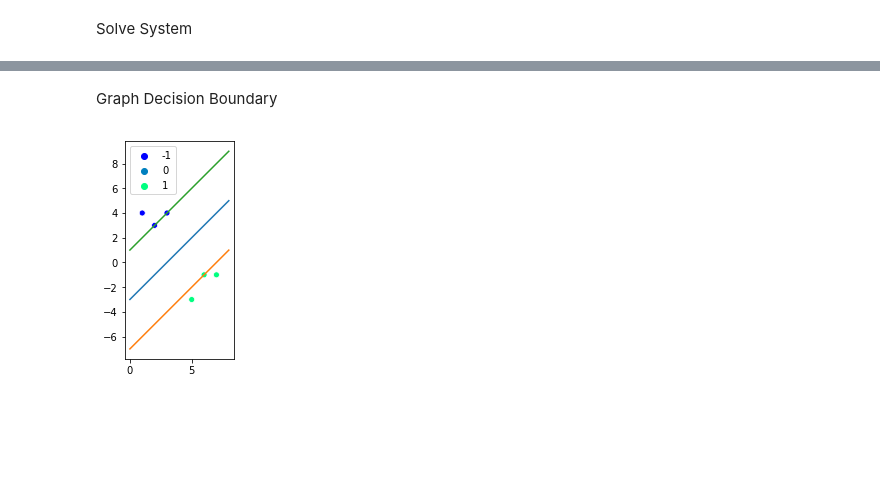
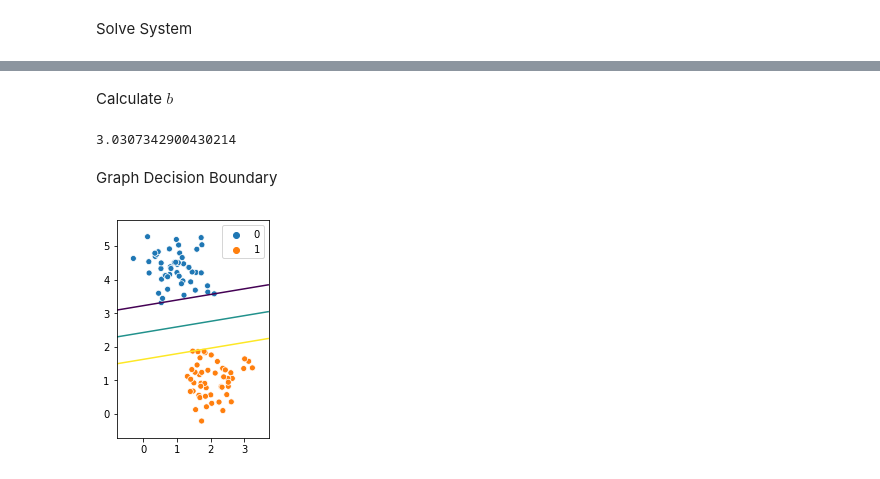
Before and after one commit to mbhaskar1/ML-Coursera, a Jupyter notebook: support_vector_machine.ipynb, the cells around one changed output, grey strips where cells are left out. Saved outputs shown, nothing was run; the diff lists cells and outputs as text; code cells hidden in the pictures; blank space fills up the shorter version.

```diff
--- a/support_vector_machine.ipynb
+++ b/support_vector_machine.ipynb
@@ -204,11 +69,0 @@ Calculate Weights and Bias
-# %%
-W = np.zeros(n)
-for i in range(m):
-  W += lambdas[i]*y[i]*X[i]
-
-S = np.where(lambdas > 1e-4)[0][0]
-#b = lambdas[m]
-b = y[S] - np.matmul(X[S], W)
-
-print(W)
-print(b)
@@ -217,0 +70,6 @@ print(b)
+# %%
+solvers.options['abstol'] = 1e-12
+solvers.options['reltol'] = 1e-12
+solvers.options['feastol'] = 1e-12
+sol = solvers.qp(P, q, G, h, A, b)
+lambdas = np.array(sol['x']).reshape(m)
@@ -218,23 +90,32 @@ print(b)
+# %% [markdown]
+Calculate $b$
+# %%
+S = np.where(lambdas > 1e-5)[0][0]
+b = y[S] - sum(lambdas * y * kernel(X, X[S], KERNEL, p=POLY_P).flatten())
+print(b)
+# %% [output]
+3.0307342900430214
 # %% [markdown]
 Graph Decision Boundary
-# %%
-x_min = min(X[:, 0])
-x_max = max(X[:, 0])
-if W[1] != 0:
-  x_plot = np.linspace(x_min-1, x_max+1, 100)
-  y_plot = (-W[0]*x_plot - b)/W[1]
-  y_plot_2 = (1-W[0]*x_plot - b)/W[1]
-  y_plot_3 = (-1-W[0]*x_plot - b)/W[1]
-else:
-  y_plot = np.linspace(0, 3, 100)
-  x_plot = np.array([- b/W[0]]*100).reshape(100,)
-
-fig, ax = plt.subplots()
-sns.scatterplot(x=X[:, 0], y=X[:, 1], hue=y, ax=ax, palette='winter')
-ax.plot(x_plot, y_plot)
-ax.plot(x_plot, y_plot_2)
-ax.plot(x_plot, y_plot_3)
-ax.set_aspect(1.0)
-plt.show()
-# %% [output]
-[figure, removed]
+# %%
+x_min = min(X[:, 0]) - 0.5
+x_max = max(X[:, 0]) + 0.5
+y_min = min(X[:, 1]) - 0.5
+y_max = max(X[:, 1]) + 0.5
+step = 0.02
+xx, yy = np.meshgrid(np.arange(x_min, x_max, step), np.arange(y_min, y_max, step))
+d = np.concatenate((xx.ravel().reshape(-1, 1), yy.ravel().reshape(-1, 1)), axis=1)
+num_points = d.shape[0]
+
+Z = np.sum(lambdas.reshape(-1, 1) * y.reshape(-1, 1) * kernel(X, d, KERNEL, p=POLY_P), axis=0) + b
+Z = Z.reshape(xx.shape)
+
+y = (y+1)//2
+
+fig, ax = plt.subplots()
+sns.scatterplot(x=X[:, 0], y=X[:, 1], hue=y, ax=ax)
+ax.contour(xx, yy, Z, levels=[-1, 0, 1])
+ax.set_aspect(1.0)
+plt.show()
+# %% [output]
+[figure, added]
```
Also changed, not shown: parts of 9 cells of this notebook.
